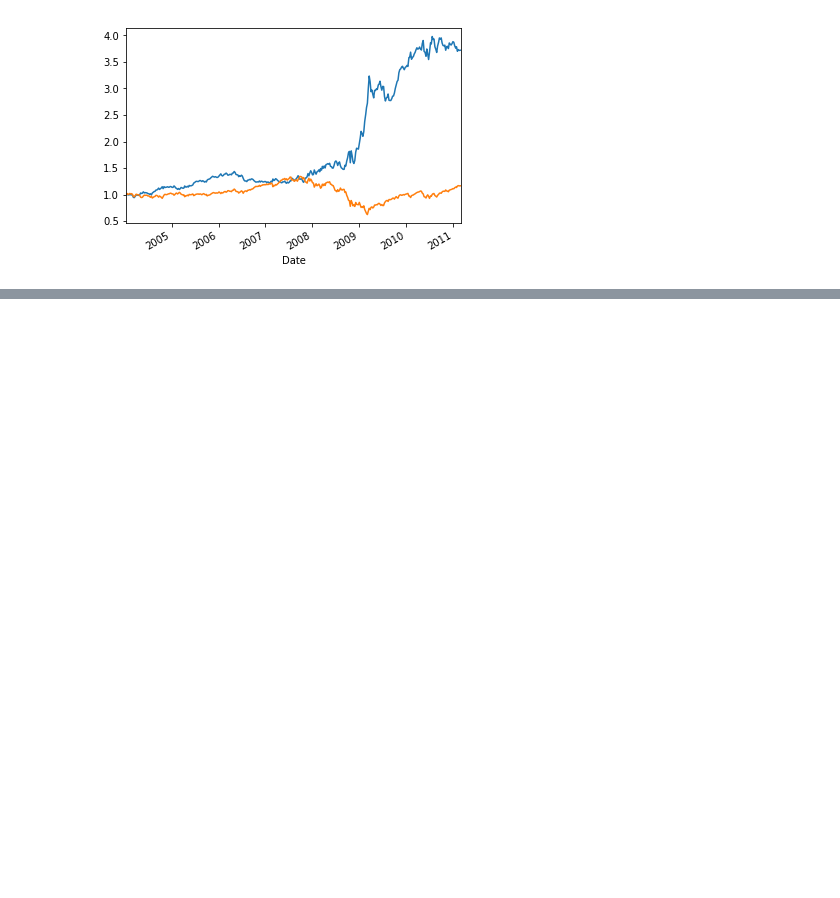
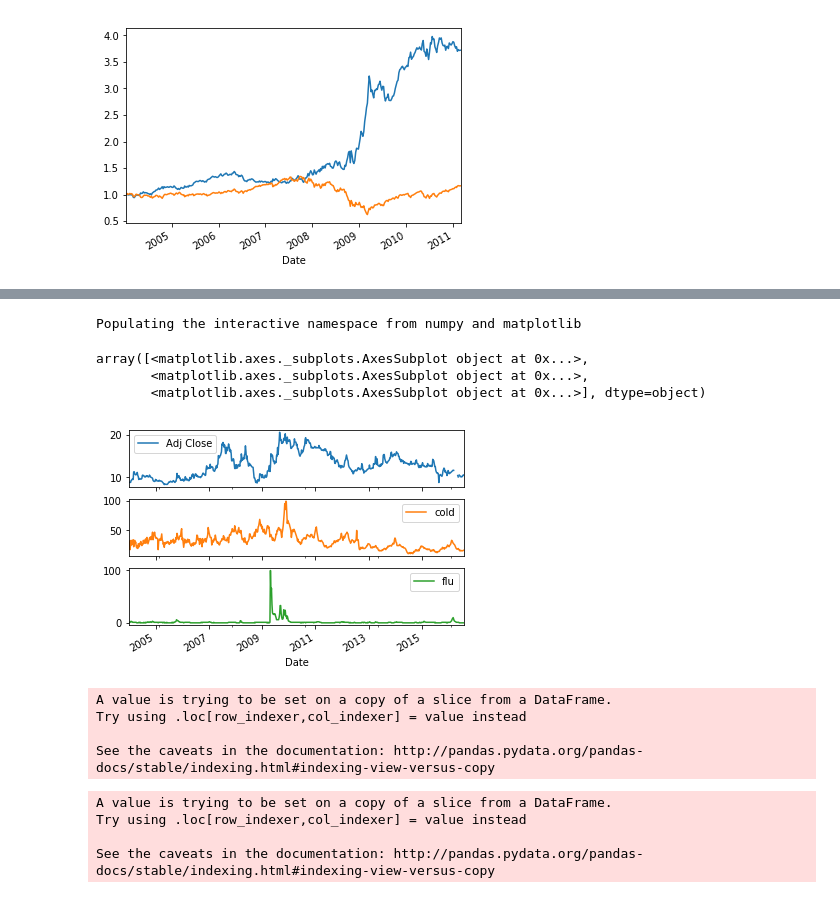
Before and after one commit to ywchiu/pyfintech, a Jupyter notebook: Demo20171102.ipynb, the cells around one changed output, grey strips where cells are left out. Drawn from its saved outputs; the diff is of its cells as text; code cells hidden in the pictures; blank space fills up the shorter version.

```diff
--- a/Demo20171102.ipynb
+++ b/Demo20171102.ipynb
@@ -194,0 +210,3 @@ data.head()
+# %%
+import pandas_datareader
+tw9919 =  pandas_datareader.get_data_yahoo('9919.TW', start=datetime.datetime(2004, 1, 1))
@@ -194,0 +223,3 @@ data.head()
+# %%
+from datetime import datetime, timedelta
+tw9919.index = tw9919.index.map(lambda e: e-timedelta(days=1))
@@ -194,0 +236,4 @@ data.head()
+# %%
+results = tw9919.merge(flu, left_index=True, right_index=True, how='inner')
+# %%
+data = results[['Adj Close', 'cold', 'flu']]
@@ -194,0 +261,23 @@ data.head()
+# %%
+%pylab inline
+data.plot(kind = 'line', subplots=True)
+# %% [output]
+Populating the interactive namespace from numpy and matplotlib
+array([<matplotlib.axes._subplots.AxesSubplot object at 0x...>,
+       <matplotlib.axes._subplots.AxesSubplot object at 0x...>,
+       <matplotlib.axes._subplots.AxesSubplot object at 0x...>], dtype=object)
+[figure, added]
+# %%
+data['cold_mavg'] = data['cold'].rolling(window= 3).mean()
+# %% [output]
+A value is trying to be set on a copy of a slice from a DataFrame.
+Try using .loc[row_indexer,col_indexer] = value instead
+
+See the caveats in the documentation: http://pandas.pydata.org/pandas-docs/stable/indexing.html#indexing-view-versus-copy
+# %%
+data['flu_mavg'] = data['flu'].rolling(window= 3).mean()
+# %% [output]
+A value is trying to be set on a copy of a slice from a DataFrame.
+Try using .loc[row_indexer,col_indexer] = value instead
+
+See the caveats in the documentation: http://pandas.pydata.org/pandas-docs/stable/indexing.html#indexing-view-versus-copy
```
Also changed, not shown: parts of 41 cells of this notebook.
